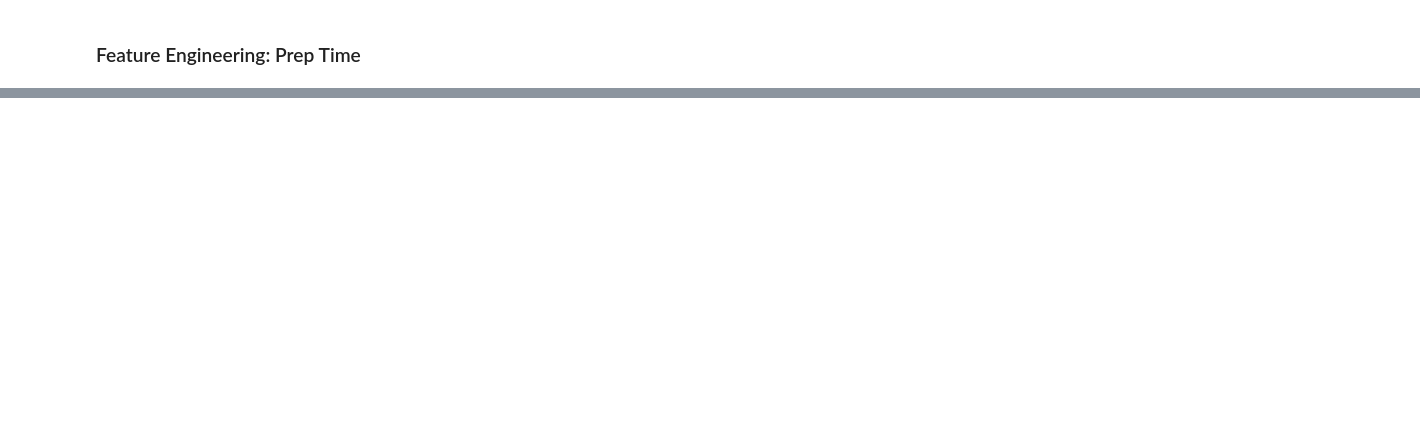
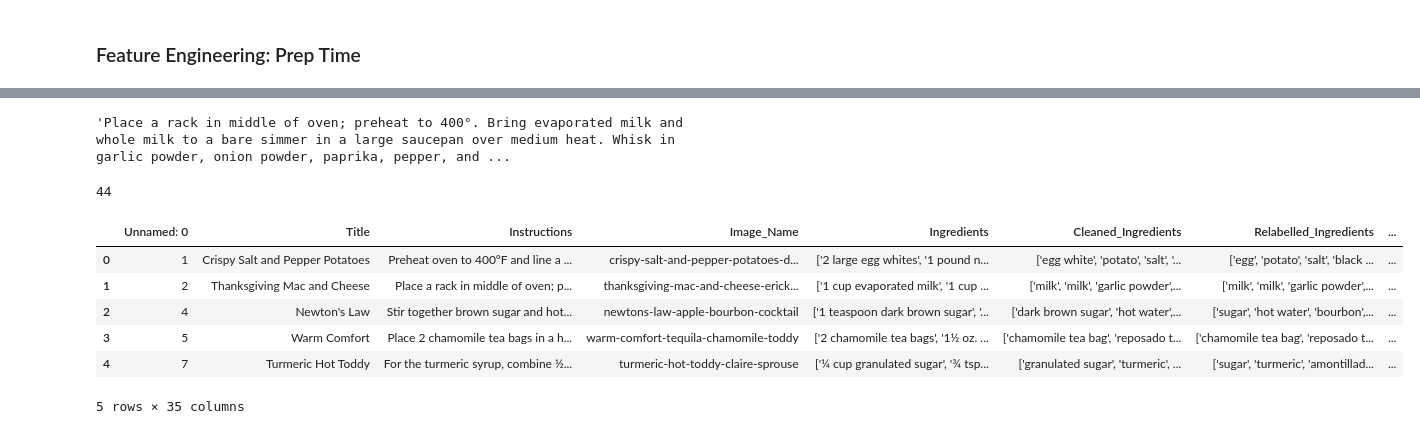
Before and after one commit to mjaber95/FeedMe, a Jupyter notebook: notebooks/christopher_recipes.ipynb, the cells around one changed output, grey strips where cells are left out. Cells and saved outputs as stored; diff of their text form; code cells hidden in the pictures; blank space fills up the shorter version.

```diff
--- a/notebooks/christopher_recipes.ipynb
+++ b/notebooks/christopher_recipes.ipynb
@@ -395,0 +408,5 @@ Idea about prep_time
+# %%
+example = df_final.iloc[2,1]
+example
+# %% [output]
+'Place a rack in middle of oven; preheat to 400°. Bring evaporated milk and whole milk to a bare simmer in a large saucepan over medium heat. Whisk in garlic powder, onion powder, paprika, pepper, and ...
@@ -395,0 +433,4 @@ Idea about prep_time
+# %%
+time
+# %% [output]
+44
@@ -395,0 +439,10 @@ Idea about prep_time
+# %%
+df_prep_time.head()
+# %% [output]
+|  | Unnamed: 0 | Title | Instructions | Image_Name | Ingredients | Cleaned_Ingredients | Relabelled_Ingredients | ... |
+| 0 | 1 | Crispy Salt and Pepper Potatoes | Preheat oven to 400°F and line a ... | crispy-salt-and-pepper-potatoes-d... | ['2 large egg whites', '1 pound n... | ['egg white', 'potato', 'salt', '... | ['egg', 'potato', 'salt', 'black ... | ... |
+| 1 | 2 | Thanksgiving Mac and Cheese | Place a rack in middle of oven; p... | thanksgiving-mac-and-cheese-erick... | ['1 cup evaporated milk', '1 cup ... | ['milk', 'milk', 'garlic powder',... | ['milk', 'milk', 'garlic powder',... | ... |
+| 2 | 4 | Newton's Law | Stir together brown sugar and hot... | newtons-law-apple-bourbon-cocktail | ['1 teaspoon dark brown sugar', '... | ['dark brown sugar', 'hot water',... | ['sugar', 'hot water', 'bourbon',... | ... |
+| 3 | 5 | Warm Comfort | Place 2 chamomile tea bags in a h... | warm-comfort-tequila-chamomile-toddy | ['2 chamomile tea bags', '1½ oz. ... | ['chamomile tea bag', 'reposado t... | ['chamomile tea bag', 'reposado t... | ... |
+| 4 | 7 | Turmeric Hot Toddy | For the turmeric syrup, combine ½... | turmeric-hot-toddy-claire-sprouse | ['¼ cup granulated sugar', '¾ tsp... | ['granulated sugar', 'turmeric', ... | ['sugar', 'turmeric', 'amontillad... | ... |
+5 rows × 35 columns
```
Also changed, not shown: parts of 21 cells of this notebook.
